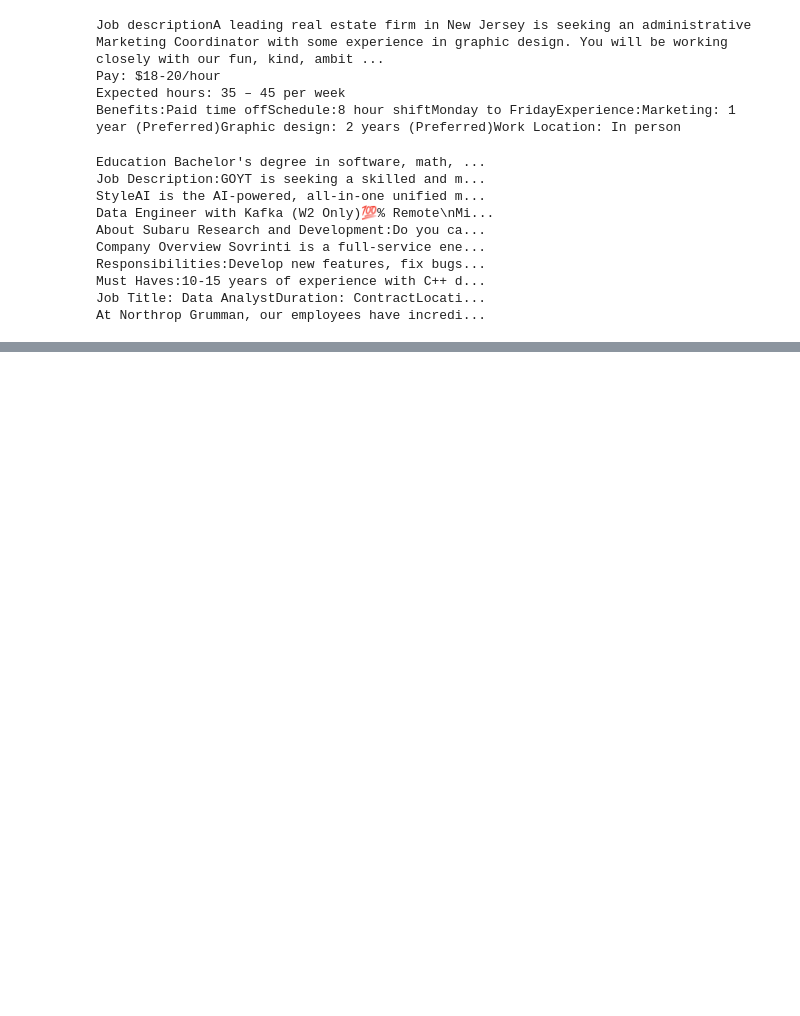
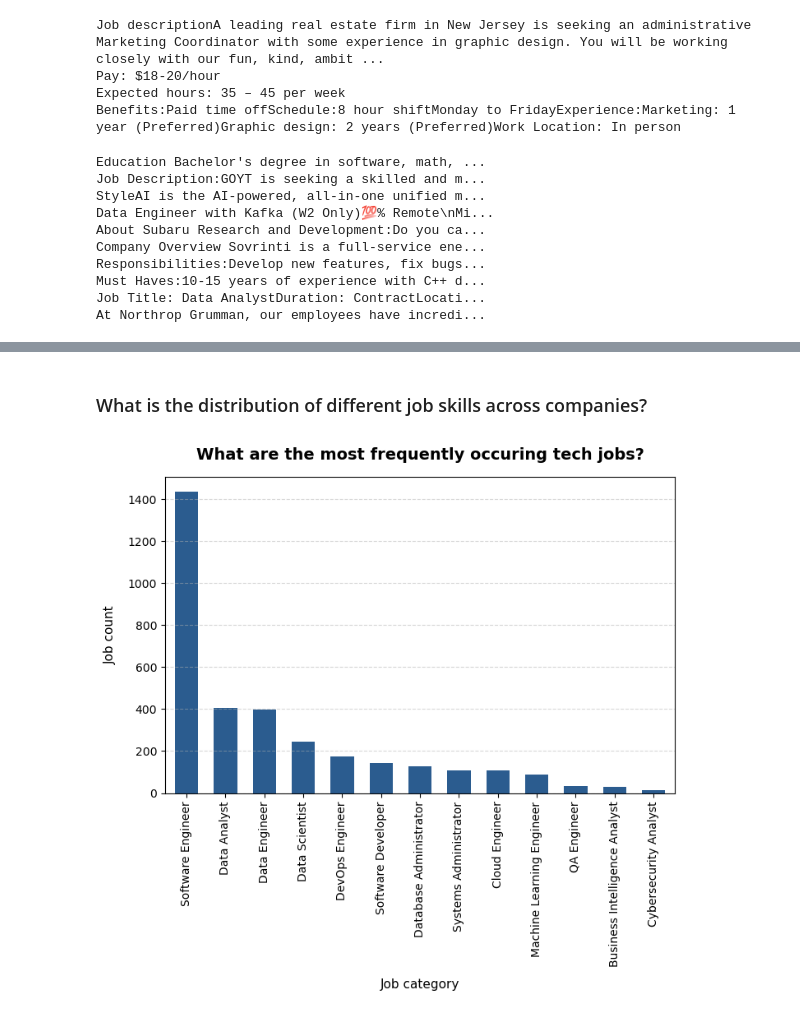
Before and after one commit to jlnsmith2001/career_trends_analyzer, a Jupyter notebook: job_posting_dataset.ipynb, the cells around one changed output, grey strips where cells are left out. Cells and saved outputs as stored; diff of their text form; code cells hidden in the pictures; blank space fills up the shorter version.

```diff
--- a/job_posting_dataset.ipynb
+++ b/job_posting_dataset.ipynb
@@ -141,0 +187,39 @@ Name: count, Length: 2185, dtype: int64
+# %% [markdown]
+### What is the distribution of different job skills across companies?
+# %%
+job_roles = ["Software Engineer",
+              "Software Developer",
+              "Data Analyst",
+              "Data Scientist",
+              "Data Engineer",
+              "Machine Learning Engineer",
+              "DevOps Engineer",
+              "Business Intelligence Analyst",
+              "Cybersecurity Analyst",
+              "Cloud Engineer",
+              "Database Administrator",
+              "Systems Administrator",
+              "QA Engineer"]
+
+for job in job_roles:
+    mask = tech_df["title"].str.contains(job, case = False, na = False )
+    tech_df.loc[mask, "job_category"] = job
+
+job_counts = tech_df["job_category"].value_counts()
+
+ax = job_counts.plot(
+    kind = "bar",
+    color = "#2b5c8f",
+    width = 0.6,
+    legend = False,
+    figsize = (8,5)
+)
+
+ax.set_title("What are the most frequently occuring tech jobs?", fontsize = 14, pad = 15, weight = "bold")
+ax.set_xlabel("Job category", fontsize = 11, labelpad = 10)
+ax.set_ylabel("Job count", fontsize = 11, labelpad = 10)
+ax.grid(axis = "y", linestyle = "--", alpha = 0.5)
+ax.tick_params(axis='x', labelrotation=90)
+plt.show()
+# %% [output]
+[figure, added]
```
Also changed, not shown: parts of 25 cells of this notebook, 1 other file.
